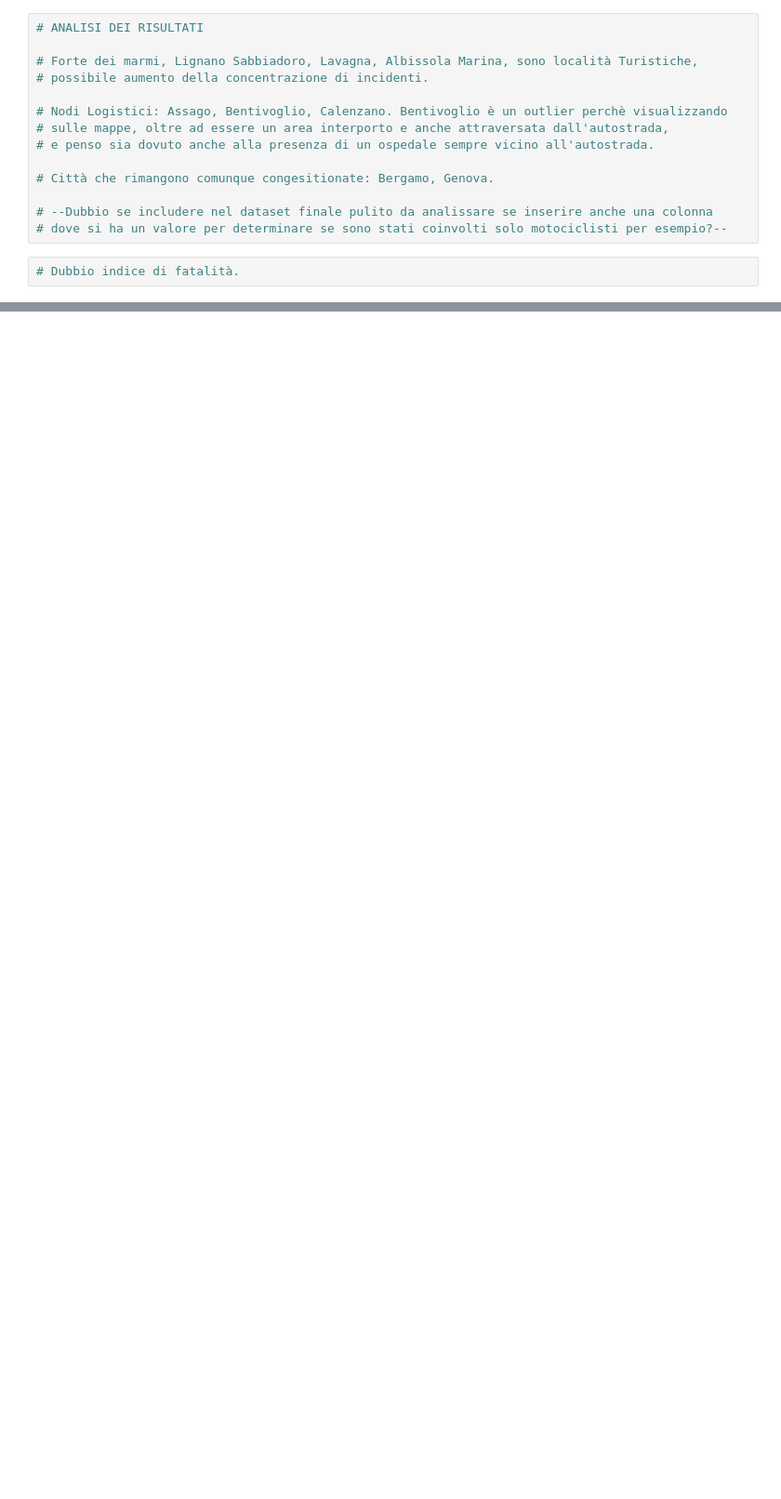
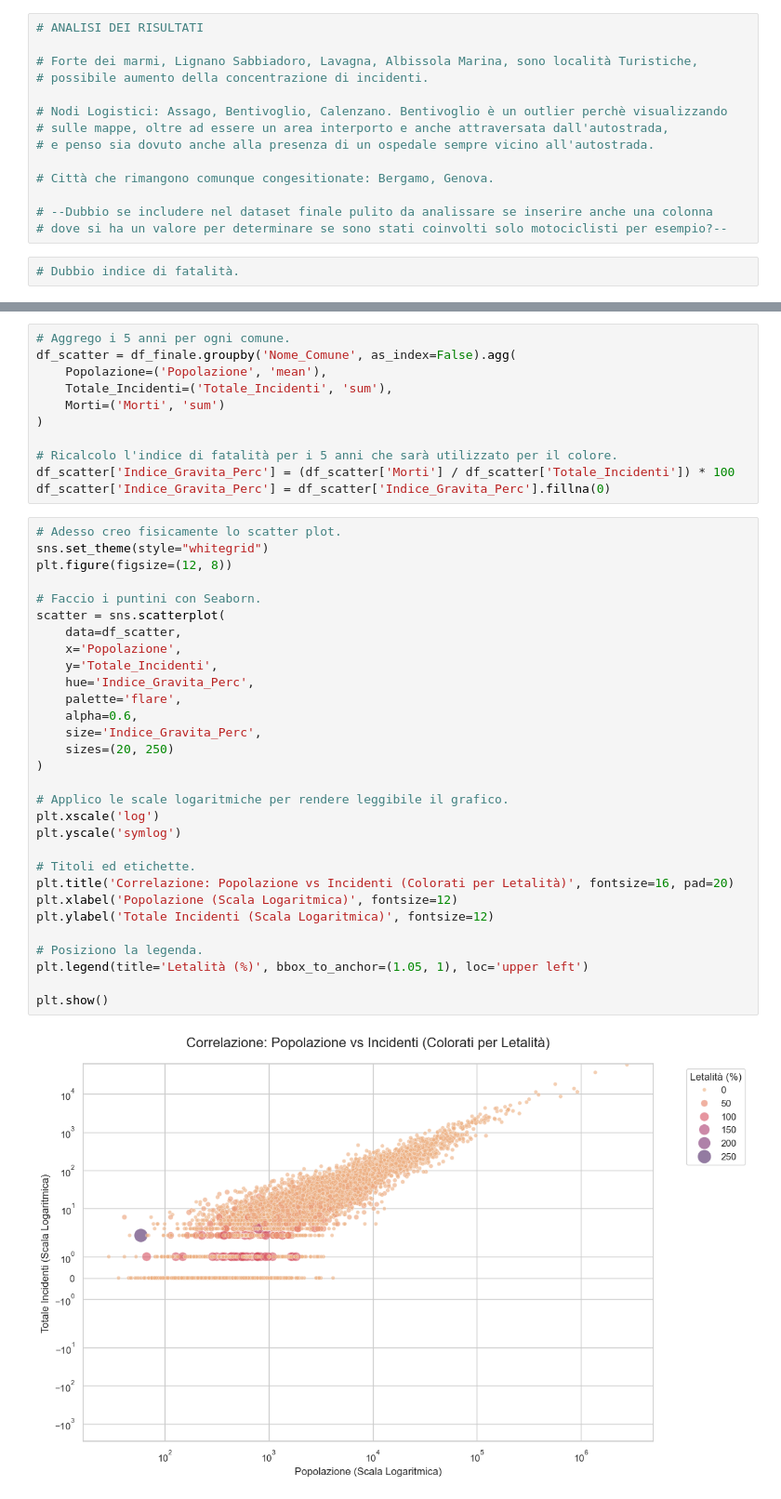
Before and after one commit to giuliotarantola-creator/FINALPROJECT_DATA_GIULIO_TARANTOLA, a Jupyter notebook: 02_Scripts_and_Notebooks/Notebooks/02_EDA_and_Visualizations.ipynb, the cells around one changed output, grey strips where cells are left out. Shown at 93% size. Cells and saved outputs as stored; diff of their text form; blank space fills up the shorter version.

Commit message:
Scatterplot_letalita

```diff
--- a/02_Scripts_and_Notebooks/Notebooks/02_EDA_and_Visualizations.ipynb
+++ b/02_Scripts_and_Notebooks/Notebooks/02_EDA_and_Visualizations.ipynb
@@ -116,0 +145,43 @@ plt.show()
+# %%
+# Aggrego i 5 anni per ogni comune.
+df_scatter = df_finale.groupby('Nome_Comune', as_index=False).agg(
+    Popolazione=('Popolazione', 'mean'),
+    Totale_Incidenti=('Totale_Incidenti', 'sum'),
+    Morti=('Morti', 'sum')
+)
+
+# Ricalcolo l'indice di fatalità per i 5 anni che sarà utilizzato per il colore.
+df_scatter['Indice_Gravita_Perc'] = (df_scatter['Morti'] / df_scatter['Totale_Incidenti']) * 100
+df_scatter['Indice_Gravita_Perc'] = df_scatter['Indice_Gravita_Perc'].fillna(0)
+# %%
+# Adesso creo fisicamente lo scatter plot.
+sns.set_theme(style="whitegrid")
+plt.figure(figsize=(12, 8))
+
+# Faccio i puntini con Seaborn.
+scatter = sns.scatterplot(
+    data=df_scatter,
+    x='Popolazione',
+    y='Totale_Incidenti',
+    hue='Indice_Gravita_Perc',
+    palette='flare',
+    alpha=0.6,
+    size='Indice_Gravita_Perc',
+    sizes=(20, 250)
+)
+
+# Applico le scale logaritmiche per rendere leggibile il grafico.
+plt.xscale('log')
+plt.yscale('symlog')
+
+# Titoli ed etichette.
+plt.title('Correlazione: Popolazione vs Incidenti (Colorati per Letalità)', fontsize=16, pad=20)
+plt.xlabel('Popolazione (Scala Logaritmica)', fontsize=12)
+plt.ylabel('Totale Incidenti (Scala Logaritmica)', fontsize=12)
+
+# Posiziono la legenda.
+plt.legend(title='Letalità (%)', bbox_to_anchor=(1.05, 1), loc='upper left')
+
+plt.show()
+# %% [output]
+[figure, added]
```
Also changed, not shown: parts of 6 cells of this notebook.
